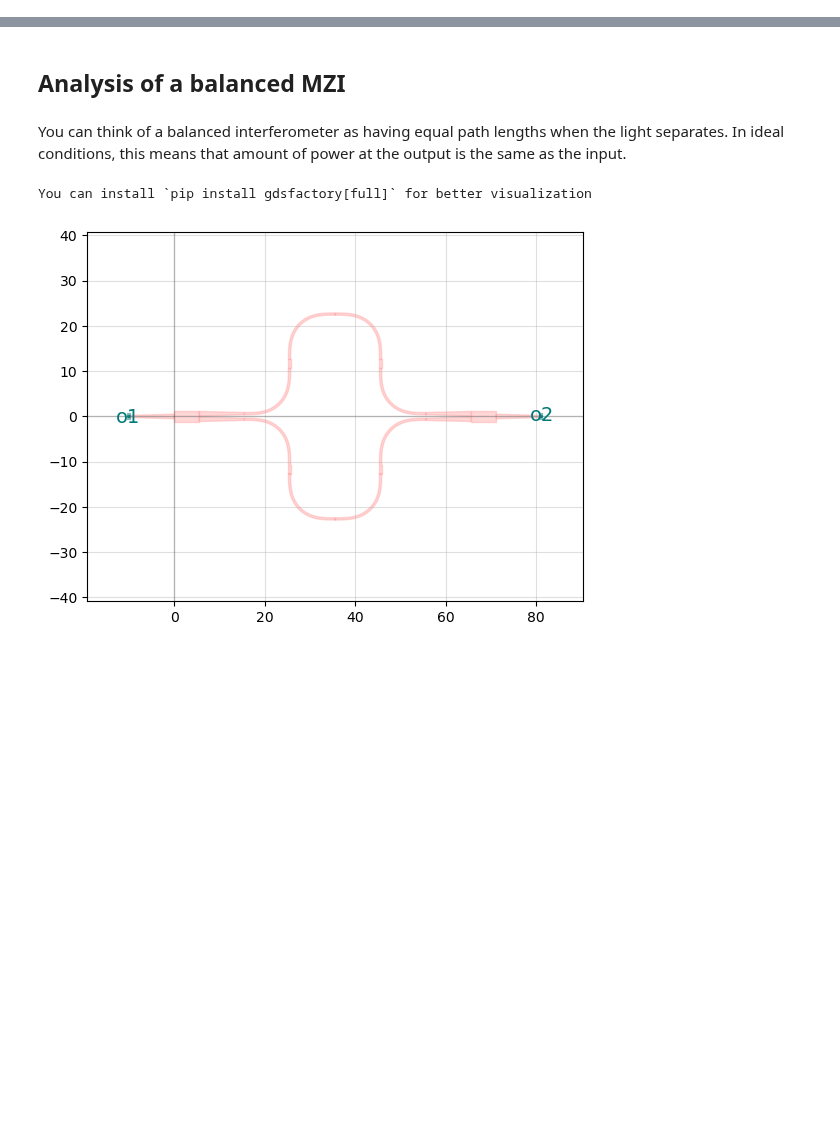
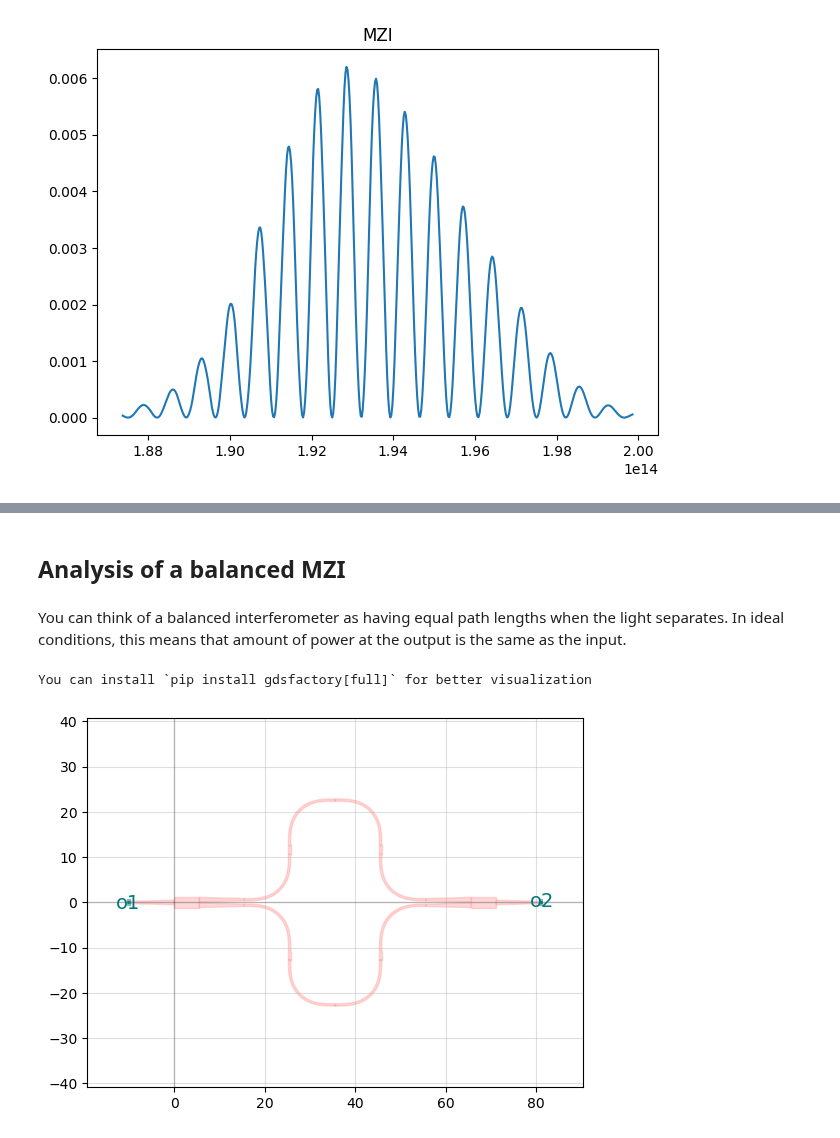
Before and after one commit to BYUCamachoLab/Photonics-Bootcamp, a Jupyter notebook: book/pages/mzi.ipynb, the cells around one changed output, grey strips where cells are left out. Saved outputs shown, nothing was run; the diff lists cells and outputs as text; code cells hidden in the pictures; blank space fills up the shorter version.

```diff
--- a/book/pages/mzi.ipynb
+++ b/book/pages/mzi.ipynb
@@ -17,0 +14,74 @@ Click [here](https://simphonyphotonics.readthedocs.io/en/stable/tutorials/mzi.ht
+# %%
+# Copyright © Simphony Project Contributors
+# Licensed under the terms of the MIT License
+# (see simphony/__init__.py for details)
+
+import matplotlib.pyplot as plt
+
+from simphony.libraries import siepic
+from simphony.simulation import Detector, Laser, Simulation
+
+# first we initialize all of the components in the MZI circuit
+gc_input = siepic.GratingCoupler()
+y_splitter = siepic.YBranch()
+wg_long = siepic.Waveguide(length=150e-6)
+wg_short = siepic.Waveguide(length=50e-6)
+y_recombiner = siepic.YBranch()
+gc_output = siepic.GratingCoupler()
+
+# next we connect the components to each other
+# you can connect pins directly:
+y_splitter["pin1"].connect(gc_input["pin1"])
+
+# or connect components with components:
+# (when using components to make connections, their first unconnected pin will
+# be used to make the connection.)
+y_splitter.connect(wg_long)
+
+# or any combination of the two:
+y_splitter["pin3"].connect(wg_short)
+# y_splitter.connect(wg_short["pin1"])
+
+# when making multiple connections, it is often simpler to use `multiconnect`
+# multiconnect accepts components, pins, and None
+# if None is passed in, the corresponding pin is skipped
+y_recombiner.multiconnect(gc_output, wg_short, wg_long)
+
+# do a simple sweep simulation
+theoretical = None
+with Simulation() as sim:
+    l = Laser(power=20e-3)
+    l.wlsweep(1500e-9, 1600e-9)
+    l.connect(gc_input)
+    Detector().connect(gc_output)
+
+    theoretical = sim.sample()
+
+plt.plot(sim.freqs, theoretical[:, 0, 0])
+plt.title("MZI")
+plt.tight_layout()
+plt.show()
+
+# if we specify multiple samples, noise gets added to the simulation
+with Simulation() as sim:
+    l = Laser(power=20e-3)
+    l.wlsweep(1500e-9, 1600e-9)
+    l.connect(gc_input)
+    Detector().connect(gc_output)
+
+    # we get 101 samples even though we only use 3 because
+    # filtering requires at least 21 samples and the results
+    # get better with more samples and 101 isn't much slower
+    # than 21
+    noisy = sim.sample(101)
+
+# plt.plot(sim.freqs, noisy[:, 0, 0], label="Noisy 1")
+# plt.plot(sim.freqs, noisy[:, 0, 1], label="Noisy 2")
+# plt.plot(sim.freqs, noisy[:, 0, 2], label="Noisy 3")
+# plt.plot(sim.freqs, theoretical[:, 0, 0], "k", label="Theoretical")
+# plt.legend()
+# plt.title("MZI")
+# plt.tight_layout()
+# plt.show()
+# %% [output]
+[figure, added]
```
Also changed, not shown: parts of 9 cells of this notebook, 1 other file.
